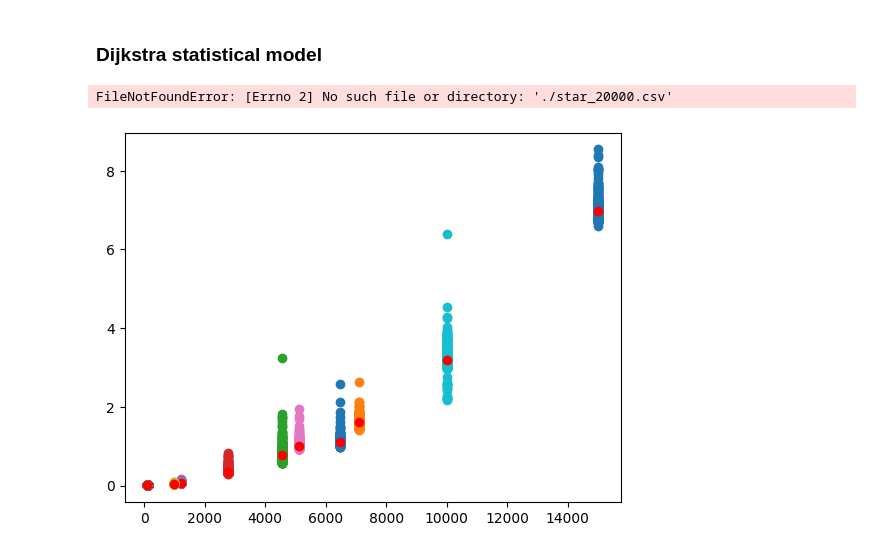
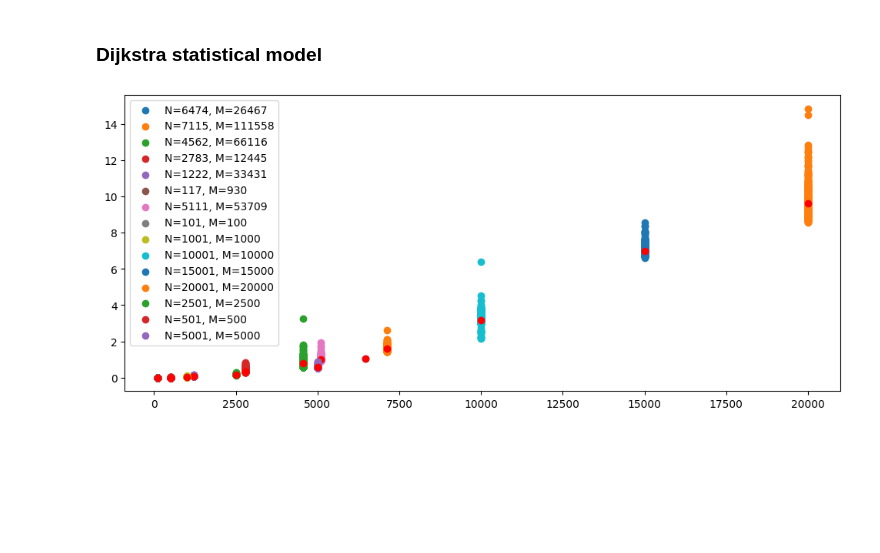
Before and after one commit to graph-massivizer/graph-optimizer, a Jupyter notebook: benchmarks/results/visualize.ipynb, the cells around one changed output. Saved outputs shown, nothing was run; the diff lists cells and outputs as text; code cells hidden in the pictures; blank space fills up the shorter version.

```diff
--- a/benchmarks/results/visualize.ipynb
+++ b/benchmarks/results/visualize.ipynb
@@ -181,26 +181,29 @@ Two tests: remove level check, and remove G[u][v] > 0 check
 # %% [markdown]
 ### Dijkstra statistical model
 # %%
+%matplotlib inline
 def plot_benchmark(mtx_path, csv_path):
     for filename in os.listdir(mtx_path):
         if filename.endswith('.mtx'):
             # Open mtx file and read the number of nodes and edges
             mtx = open(os.path.join(mtx_path, filename), 'r')
             lines = mtx.readlines()
             num_nodes = int(lines[1].split()[1])
             num_edges = int(lines[1].split()[2])
             mtx.close()
 
             # Open the corresponding csv file and read the data
             csv = pd.read_csv(os.path.join(csv_path, filename.split('.')[0] + '.csv'))
             plt.scatter(np.repeat(num_nodes, len(csv['time'])), csv['time'], label=f'N={num_nodes}, M={num_edges}')
             plt.scatter(num_nodes, csv['time'].mean(), color='red')
 
+plt.figure(figsize=(12, 5))
+
 plot_benchmark('../../data/single_cc/', './')
 plot_benchmark('../../data/single_cc/star_graphs/', './')
 
+# plt.yscale('log')
 plt.legend()
 plt.show()
 # %% [output]
-FileNotFoundError: [Errno 2] No such file or directory: './star_20000.csv'
-[figure, old version]
+[figure, new version]
```
Also changed, not shown: 52 other files.
